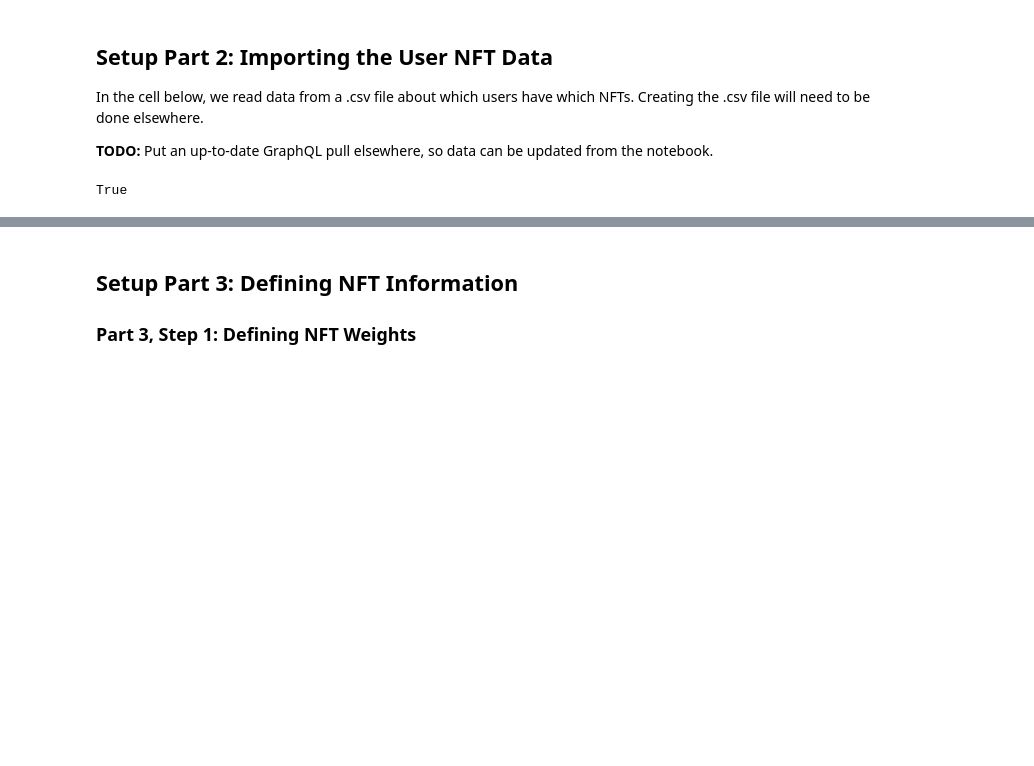
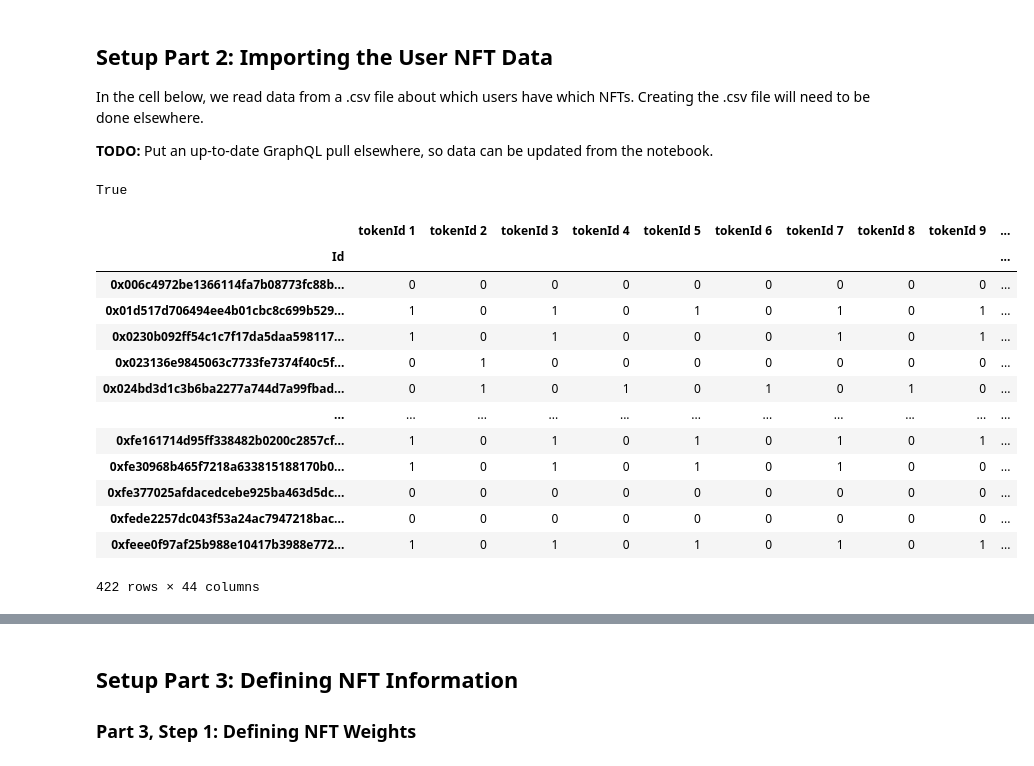
Before and after one commit to andrew-octopus/basic-voting-calc, a Jupyter notebook: experiments/experiment_template.ipynb, the cells around one changed output, grey strips where cells are left out. Cells and saved outputs as stored; diff of their text form; code cells hidden in the pictures; blank space fills up the shorter version.

```diff
--- a/experiments/experiment_template.ipynb
+++ b/experiments/experiment_template.ipynb
@@ -87,3 +87,20 @@ user_data.set_index('Id', inplace=True)
 
 # Convert the user_data DataFrame to a nested dictionary
 user_data_dict = user_data.to_dict(orient='index')
+# %%
+user_data
+# %% [output]
+|  | tokenId 1 | tokenId 2 | tokenId 3 | tokenId 4 | tokenId 5 | tokenId 6 | tokenId 7 | tokenId 8 | tokenId 9 | ... |
+| Id |  |  |  |  |  |  |  |  |  | ... |
+| 0x006c4972be1366114fa7b08773fc88b... | 0 | 0 | 0 | 0 | 0 | 0 | 0 | 0 | 0 | ... |
+| 0x01d517d706494ee4b01cbc8c699b529... | 1 | 0 | 1 | 0 | 1 | 0 | 1 | 0 | 1 | ... |
+| 0x0230b092ff54c1c7f17da5daa598117... | 1 | 0 | 1 | 0 | 0 | 0 | 1 | 0 | 1 | ... |
+| 0x023136e9845063c7733fe7374f40c5f... | 0 | 1 | 0 | 0 | 0 | 0 | 0 | 0 | 0 | ... |
+| 0x024bd3d1c3b6ba2277a744d7a99fbad... | 0 | 1 | 0 | 1 | 0 | 1 | 0 | 1 | 0 | ... |
+| ... | ... | ... | ... | ... | ... | ... | ... | ... | ... | ... |
+| 0xfe161714d95ff338482b0200c2857cf... | 1 | 0 | 1 | 0 | 1 | 0 | 1 | 0 | 1 | ... |
+| 0xfe30968b465f7218a633815188170b0... | 1 | 0 | 1 | 0 | 1 | 0 | 1 | 0 | 0 | ... |
+| 0xfe377025afdacedcebe925ba463d5dc... | 0 | 0 | 0 | 0 | 0 | 0 | 0 | 0 | 0 | ... |
+| 0xfede2257dc043f53a24ac7947218bac... | 0 | 0 | 0 | 0 | 0 | 0 | 0 | 0 | 0 | ... |
+| 0xfeee0f97af25b988e10417b3988e772... | 1 | 0 | 1 | 0 | 1 | 0 | 1 | 0 | 1 | ... |
+422 rows × 44 columns
```
Also changed, not shown: parts of 8 cells of this notebook, 1 other file.
